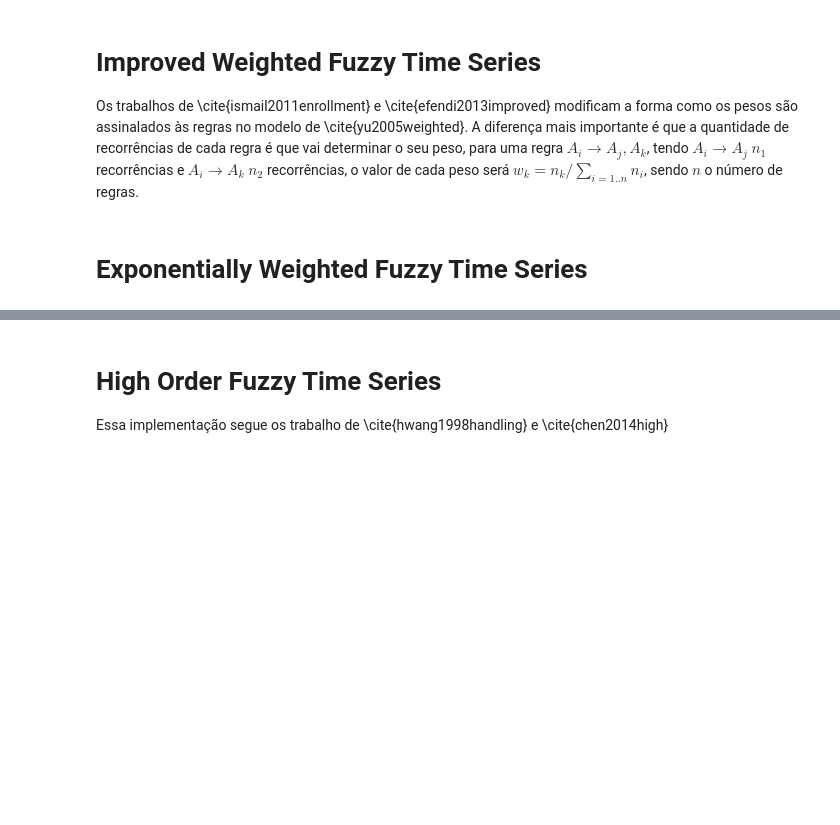
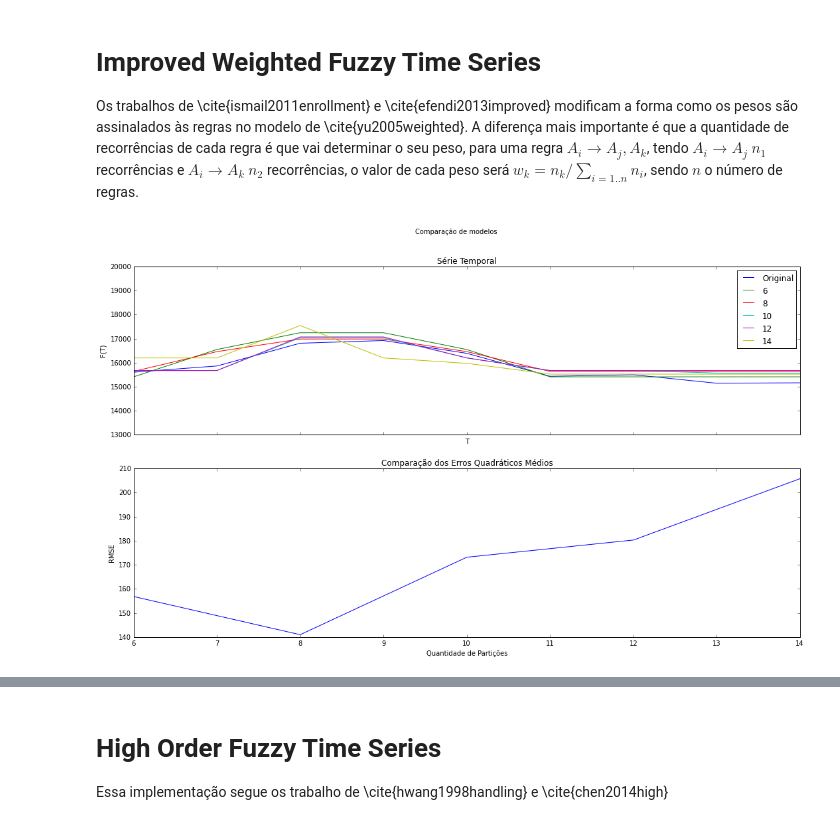
Before and after one commit to petroniocandido/FuzzyTimeSeries, a Jupyter notebook: FTS.ipynb, the cells around one changed output, grey strips where cells are left out. Drawn from its saved outputs; the diff is of its cells as text; code cells hidden in the pictures; blank space fills up the shorter version.

Commit message:
Issue #9 - Improved Weighted FTS e refatoração das classes

```diff
--- a/FTS.ipynb
+++ b/FTS.ipynb
@@ -274,10 +281,10 @@ def SelecaoSimples_MenorRMSE(original,parameters,modelo):
 	ax0.set_xlabel('T')
 	ax0.plot(original,label="Original")
 	min_rmse = 1000.0
-	best = FTS(1)
+	best = modelo()
 	for p in parameters:
 		sets = GridPartitionerTrimf(original,p)
-		fts = modelo(1)
+		fts = modelo()
 		fts.learn(original,sets)
 		predicted = [fts.predict(xx) for xx in original]
 		ax0.plot(predicted,label=str(p))
@@ -488,5 +462,3 @@ pred2 = best2.plot(taiexsample)
 # Improved Weighted Fuzzy Time Series
 
 Os trabalhos de \cite{ismail2011enrollment} e \cite{efendi2013improved} modificam a forma como os pesos são assinalados às regras no modelo de \cite{yu2005weighted}. A diferença mais importante é que a quantidade de recorrências de cada regra é que vai determinar o seu peso, para uma regra $A_i \rightarrow A_j,A_k$, tendo $A_i \rightarrow A_j$ $n_1$ recorrências e $A_i \rightarrow A_k$ $n_2$ recorrências, o valor de cada peso será $w_k = n_k / \sum_{i=1..n} n_i$, sendo $n$ o número de regras.
-# %% [markdown]
-# Exponentially Weighted Fuzzy Time Series
@@ -492,0 +490,40 @@ Os trabalhos de \cite{ismail2011enrollment} e \cite{efendi2013improved} modifica
+# %%
+class ImprovedWeightedFTS(FTS):
+	def __init__(self):
+		super(ImprovedWeightedFTS, self).__init__(1)
+
+	def defuzzy(self,data):
+		actual = self.fuzzy(data)
+		if actual["fuzzyset"] not in self.flrgs:
+			return self.sets[actual["fuzzyset"]].centroid
+		flrg = self.flrgs[actual["fuzzyset"]]
+		mi = np.array([self.sets[s].centroid for s in flrg.consequent.keys()])
+		return mi.dot( flrg.weights() )
+
+	def learn(self, data, sets):
+		last = {"fuzzyset":"", "membership":0.0}
+		actual = {"fuzzyset":"", "membership":0.0}
+
+		for s in sets:
+			self.sets[s.name] = s
+
+		self.flrgs = {}
+		count = 1
+		for inst in data:
+			actual = self.fuzzy(inst)
+
+			if count > self.order:
+				if last["fuzzyset"] not in self.flrgs:
+					self.flrgs[last["fuzzyset"]] = ImprovedWeightedFLRG(last["fuzzyset"])
+
+				self.flrgs[last["fuzzyset"]].append(actual["fuzzyset"])
+			count = count + 1
+			last = actual
+# %%
+#fts = ImprovedWeightedFTS()
+#sets = GridPartitionerTrimf(enrollments["Enrollments"],8)
+#fts.learn(enrollments["Enrollments"],sets)
+
+best = SelecaoSimples_MenorRMSE(enrollments["Enrollments"],[6,8,10,12,14], ImprovedWeightedFTS)
+# %% [output]
+[figure, added]
```
Also changed, not shown: parts of 17 cells of this notebook, 2 other files.
